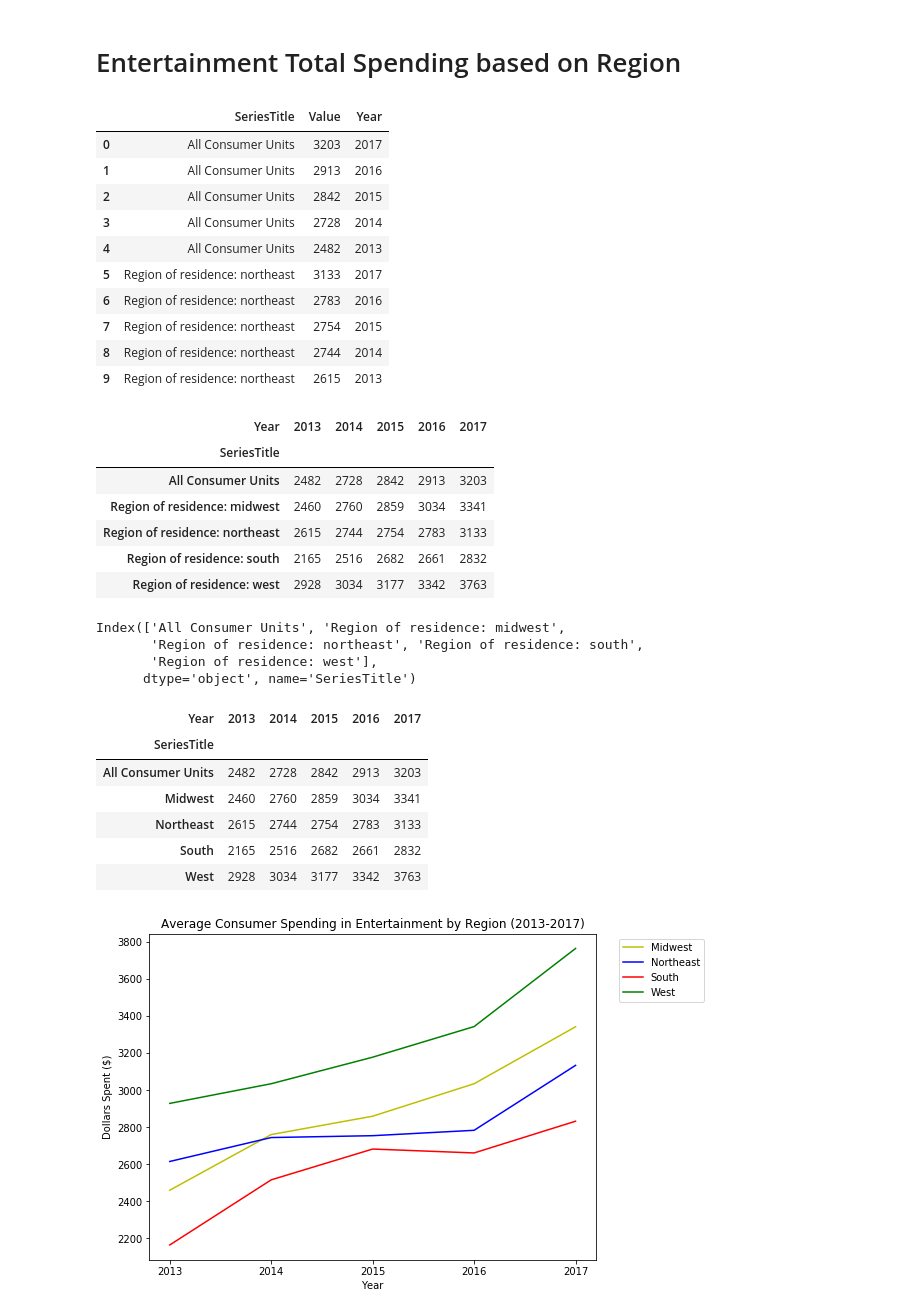
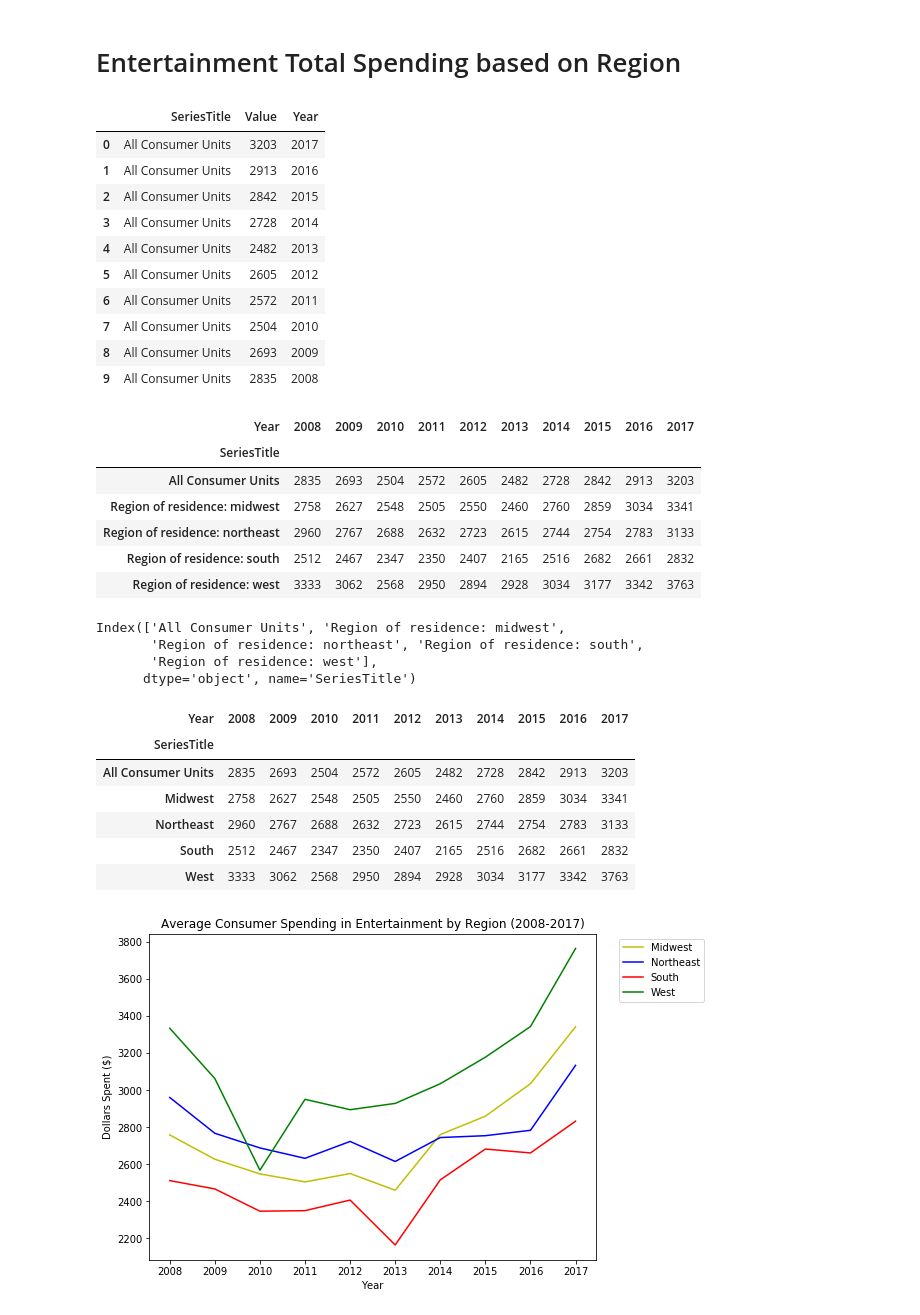
Before and after one commit to mosal2000/ConsumerSpending, a Jupyter notebook: Customer Expenditure Multi year Analysis.ipynb, the cells around one changed output. Drawn from its saved outputs; the diff is of its cells as text; code cells hidden in the pictures.

```diff
--- a/Customer Expenditure Multi year Analysis.ipynb
+++ b/Customer Expenditure Multi year Analysis.ipynb
@@ -193,7 +193,7 @@ overall_on_region = BLSservice(['CXUENTRTAINLB1101M',
                                 'CXUENTRTAINLB1103M',
                                 'CXUENTRTAINLB1104M',
                                 'CXUENTRTAINLB1105M'
-                               ], '2013', '2017')
+                               ], '2008', '2017')
 # %%
 overall_on_region.get_data()
 overall_on_region.create_dataframe()
@@ -205,23 +205,23 @@ overall_on_region.item_df.head(10)
 | 2 | All Consumer Units | 2842 | 2015 |
 | 3 | All Consumer Units | 2728 | 2014 |
 | 4 | All Consumer Units | 2482 | 2013 |
-| 5 | Region of residence: northeast | 3133 | 2017 |
-| 6 | Region of residence: northeast | 2783 | 2016 |
-| 7 | Region of residence: northeast | 2754 | 2015 |
-| 8 | Region of residence: northeast | 2744 | 2014 |
-| 9 | Region of residence: northeast | 2615 | 2013 |
+| 5 | All Consumer Units | 2605 | 2012 |
+| 6 | All Consumer Units | 2572 | 2011 |
+| 7 | All Consumer Units | 2504 | 2010 |
+| 8 | All Consumer Units | 2693 | 2009 |
+| 9 | All Consumer Units | 2835 | 2008 |
 # %%
 overall_on_region.item_df.Value = pd.to_numeric(overall_on_region.item_df.Value, errors='coerce')
 region_df = overall_on_region.item_df.pivot(index='SeriesTitle', columns='Year', values='Value')
 region_df
 # %% [output]
-| Year | 2013 | 2014 | 2015 | 2016 | 2017 |
-| SeriesTitle |  |  |  |  |  |
-| All Consumer Units | 2482 | 2728 | 2842 | 2913 | 3203 |
-| Region of residence: midwest | 2460 | 2760 | 2859 | 3034 | 3341 |
-| Region of residence: northeast | 2615 | 2744 | 2754 | 2783 | 3133 |
-| Region of residence: south | 2165 | 2516 | 2682 | 2661 | 2832 |
-| Region of residence: west | 2928 | 3034 | 3177 | 3342 | 3763 |
+| Year | 2008 | 2009 | 2010 | 2011 | 2012 | 2013 | 2014 | 2015 | 2016 | 2017 |
+| SeriesTitle |  |  |  |  |  |  |  |  |  |  |
+| All Consumer Units | 2835 | 2693 | 2504 | 2572 | 2605 | 2482 | 2728 | 2842 | 2913 | 3203 |
+| Region of residence: midwest | 2758 | 2627 | 2548 | 2505 | 2550 | 2460 | 2760 | 2859 | 3034 | 3341 |
+| Region of residence: northeast | 2960 | 2767 | 2688 | 2632 | 2723 | 2615 | 2744 | 2754 | 2783 | 3133 |
+| Region of residence: south | 2512 | 2467 | 2347 | 2350 | 2407 | 2165 | 2516 | 2682 | 2661 | 2832 |
+| Region of residence: west | 3333 | 3062 | 2568 | 2950 | 2894 | 2928 | 3034 | 3177 | 3342 | 3763 |
 # %%
 region_df.index
 # %% [output]
@@ -237,36 +237,36 @@ region_df = region_df.rename(index={'Region of residence: midwest': 'Midwest',
                      })
 region_df
 # %% [output]
-| Year | 2013 | 2014 | 2015 | 2016 | 2017 |
-| SeriesTitle |  |  |  |  |  |
-| All Consumer Units | 2482 | 2728 | 2842 | 2913 | 3203 |
-| Midwest | 2460 | 2760 | 2859 | 3034 | 3341 |
-| Northeast | 2615 | 2744 | 2754 | 2783 | 3133 |
-| South | 2165 | 2516 | 2682 | 2661 | 2832 |
-| West | 2928 | 3034 | 3177 | 3342 | 3763 |
+| Year | 2008 | 2009 | 2010 | 2011 | 2012 | 2013 | 2014 | 2015 | 2016 | 2017 |
+| SeriesTitle |  |  |  |  |  |  |  |  |  |  |
+| All Consumer Units | 2835 | 2693 | 2504 | 2572 | 2605 | 2482 | 2728 | 2842 | 2913 | 3203 |
+| Midwest | 2758 | 2627 | 2548 | 2505 | 2550 | 2460 | 2760 | 2859 | 3034 | 3341 |
+| Northeast | 2960 | 2767 | 2688 | 2632 | 2723 | 2615 | 2744 | 2754 | 2783 | 3133 |
+| South | 2512 | 2467 | 2347 | 2350 | 2407 | 2165 | 2516 | 2682 | 2661 | 2832 |
+| West | 3333 | 3062 | 2568 | 2950 | 2894 | 2928 | 3034 | 3177 | 3342 | 3763 |
 # %%
 xlabels = region_df.columns.tolist()
 xl = np.arange(len(xlabels))
 
 midwest = region_df.loc[region_df.index == 'Midwest']
 norteast = region_df.loc[region_df.index == 'Northeast']
 south = region_df.loc[region_df.index == 'South']
 west = region_df.loc[region_df.index == 'West']
 
 p1 = plt.plot(xlabels, midwest.values.tolist()[0], color ='y', label='Midwest')
 p2 = plt.plot(xlabels, norteast.values.tolist()[0], color ='b', label='Northeast')
 p3 = plt.plot(xlabels, south.values.tolist()[0], color ='r', label='South')
 p3 = plt.plot(xlabels, west.values.tolist()[0], color ='g', label='West')
 
 # plt.xticks(rotation=90)
 plt.legend(bbox_to_anchor=(1.04,1), loc="upper left")
-plt.title('Average Consumer Spending in Entertainment by Region (2013-2017)')
+plt.title('Average Consumer Spending in Entertainment by Region (2008-2017)')
 plt.xlabel('Year')
 plt.ylabel('Dollars Spent ($)')
 
 # Save Figure
 plt.savefig("CustomerSpendinginEntertainmentbyRegion.png")
 
 plt.show()
 # %% [output]
-[figure, old version]
+[figure, new version]
```
Also changed, not shown: parts of 10 cells of this notebook, 11 other files.
